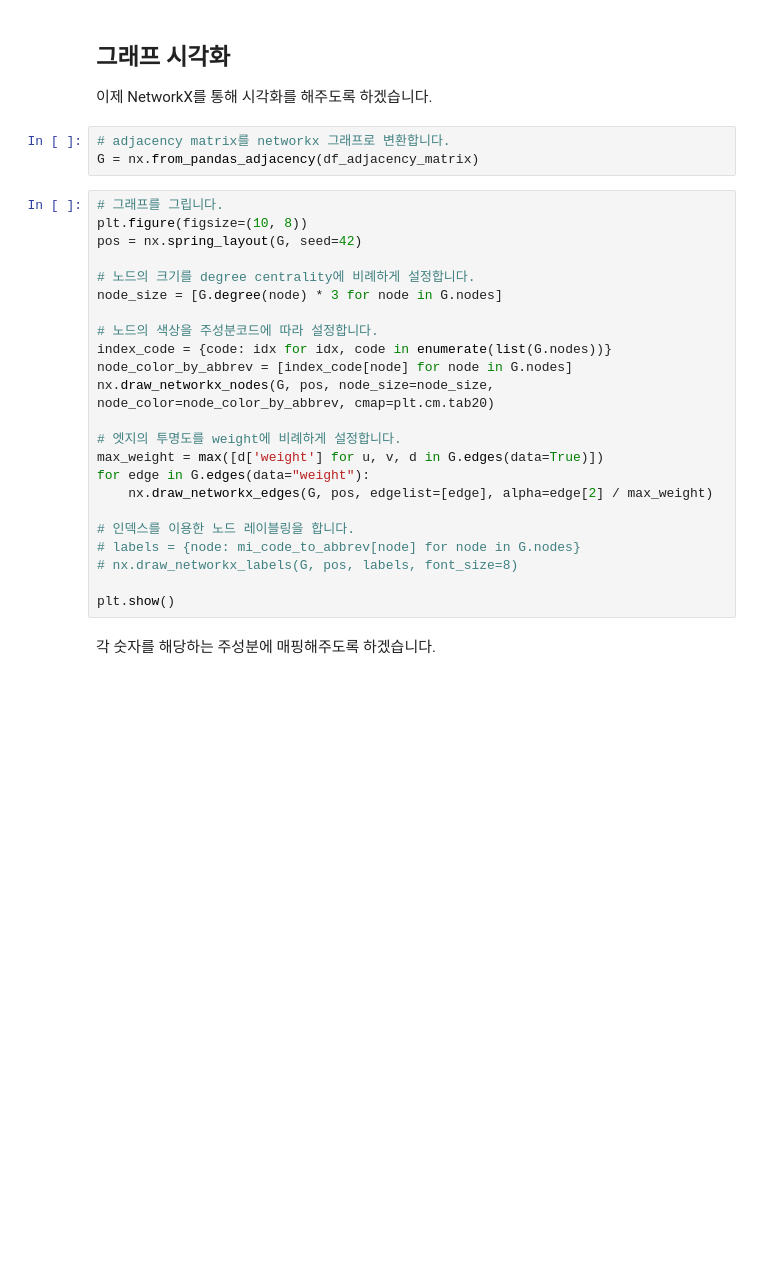
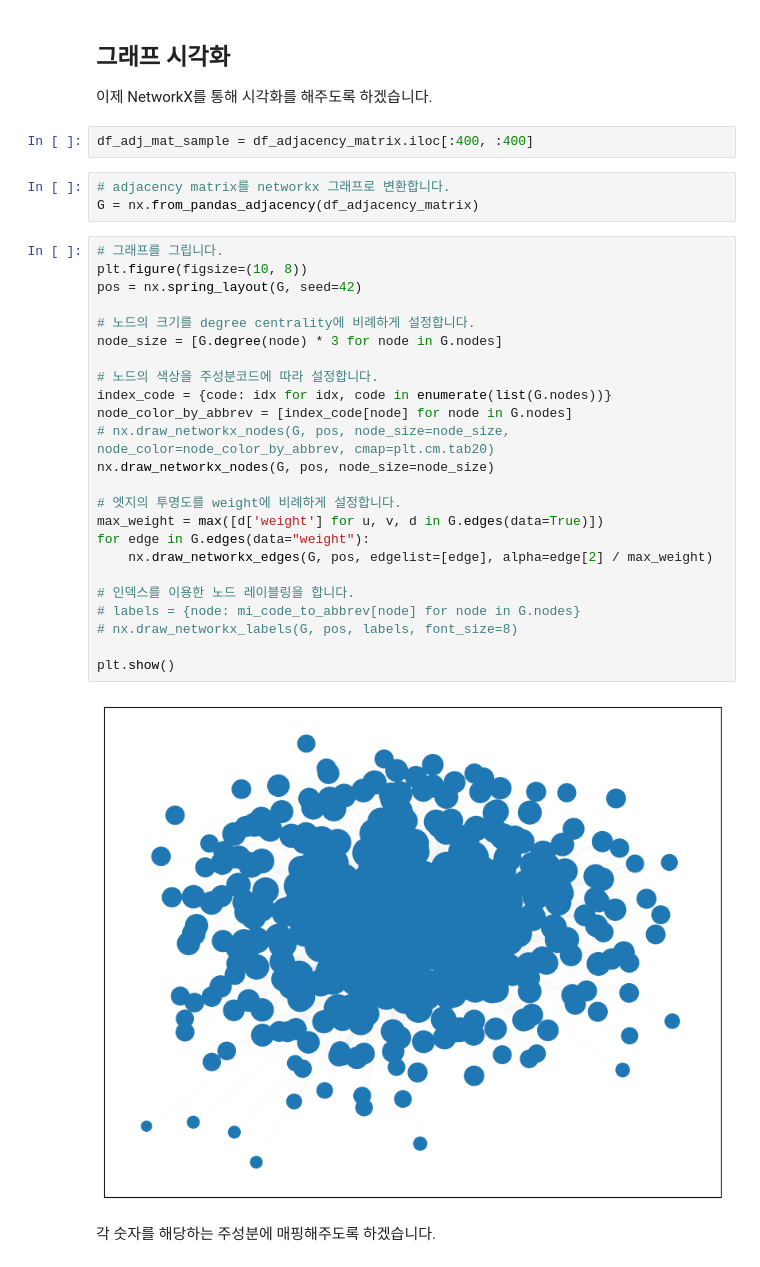
Before and after one commit to YuHan-J-Nam/Drug_Coprescription_Network_Analysis, a Jupyter notebook: full_graph_test.ipynb, the cells around one changed output. Drawn from its saved outputs; the diff is of its cells as text; blank space fills up the shorter version.

```diff
--- a/full_graph_test.ipynb
+++ b/full_graph_test.ipynb
@@ -272,32 +381,37 @@ df_mapping.head()
 # %% [markdown]
 ## 그래프 시각화
 이제 NetworkX를 통해 시각화를 해주도록 하겠습니다.
+# %%
+df_adj_mat_sample = df_adjacency_matrix.iloc[:400, :400]
 # %%
 # adjacency matrix를 networkx 그래프로 변환합니다.
 G = nx.from_pandas_adjacency(df_adjacency_matrix)
 # %%
 # 그래프를 그립니다.
 plt.figure(figsize=(10, 8))
 pos = nx.spring_layout(G, seed=42)
 
 # 노드의 크기를 degree centrality에 비례하게 설정합니다.
 node_size = [G.degree(node) * 3 for node in G.nodes]
 
 # 노드의 색상을 주성분코드에 따라 설정합니다.
 index_code = {code: idx for idx, code in enumerate(list(G.nodes))}
 node_color_by_abbrev = [index_code[node] for node in G.nodes]
-nx.draw_networkx_nodes(G, pos, node_size=node_size, node_color=node_color_by_abbrev, cmap=plt.cm.tab20)
+# nx.draw_networkx_nodes(G, pos, node_size=node_size, node_color=node_color_by_abbrev, cmap=plt.cm.tab20)
+nx.draw_networkx_nodes(G, pos, node_size=node_size)
 
 # 엣지의 투명도를 weight에 비례하게 설정합니다.
 max_weight = max([d['weight'] for u, v, d in G.edges(data=True)])
 for edge in G.edges(data="weight"):
     nx.draw_networkx_edges(G, pos, edgelist=[edge], alpha=edge[2] / max_weight)
 
 # 인덱스를 이용한 노드 레이블링을 합니다.
 # labels = {node: mi_code_to_abbrev[node] for node in G.nodes}
 # nx.draw_networkx_labels(G, pos, labels, font_size=8)
 
 plt.show()
+# %% [output]
+[figure, added]
 # %% [markdown]
 각 숫자를 해당하는 주성분에 매핑해주도록 하겠습니다.
 # %%
```
Also changed, not shown: parts of 23 cells of this notebook, 1 other file.
